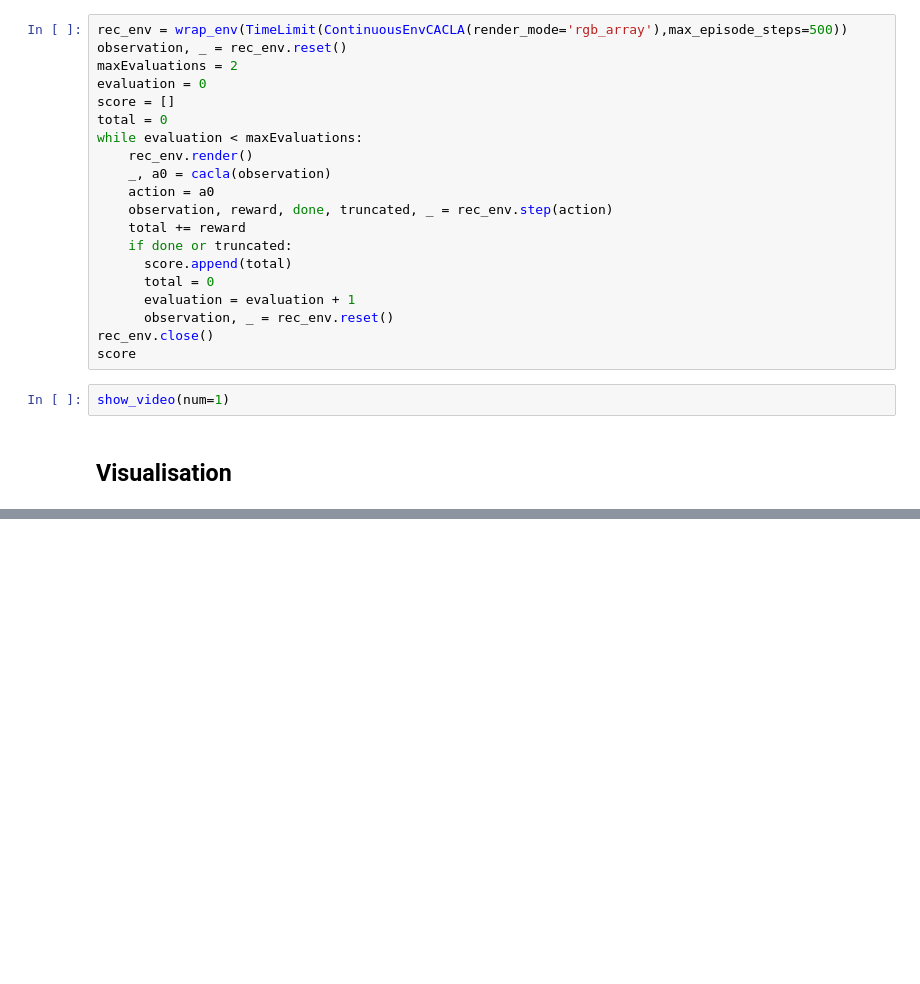
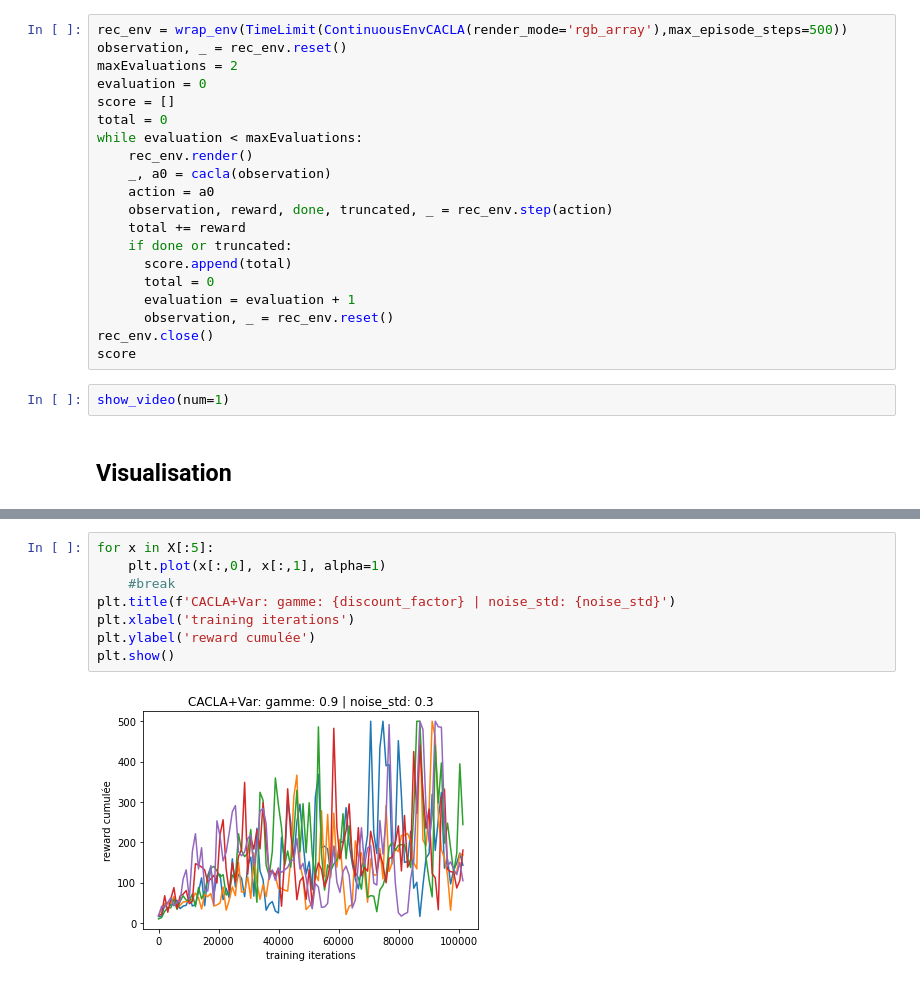
Before and after one commit to Alex-XIA1/PROJET_IAR, a Jupyter notebook: cacla/cacla_torch.ipynb, the cells around one changed output, grey strips where cells are left out. Cells and saved outputs as stored; diff of their text form; blank space fills up the shorter version.

```diff
--- a/cacla/cacla_torch.ipynb
+++ b/cacla/cacla_torch.ipynb
@@ -553,0 +579,10 @@ plt.show()
+# %%
+for x in X[:5]:
+    plt.plot(x[:,0], x[:,1], alpha=1)
+    #break
+plt.title(f'CACLA+Var: gamme: {discount_factor} | noise_std: {noise_std}')
+plt.xlabel('training iterations')
+plt.ylabel('reward cumulée')
+plt.show()
+# %% [output]
+[figure, added]
```
Also changed, not shown: parts of 9 cells of this notebook, 10 other files.
